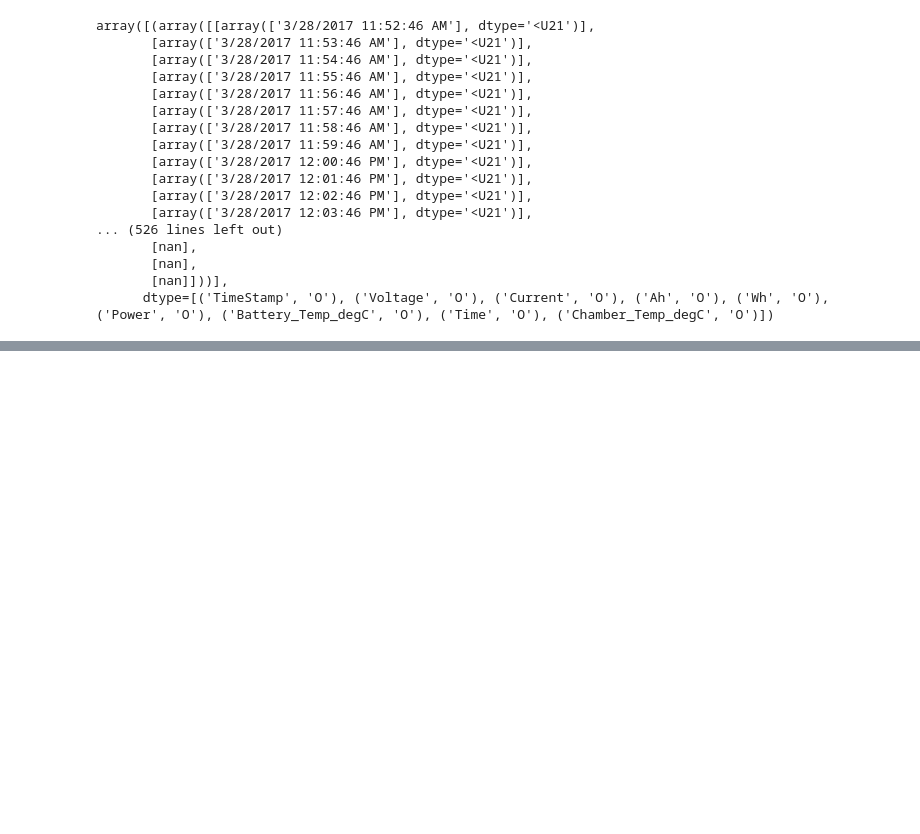
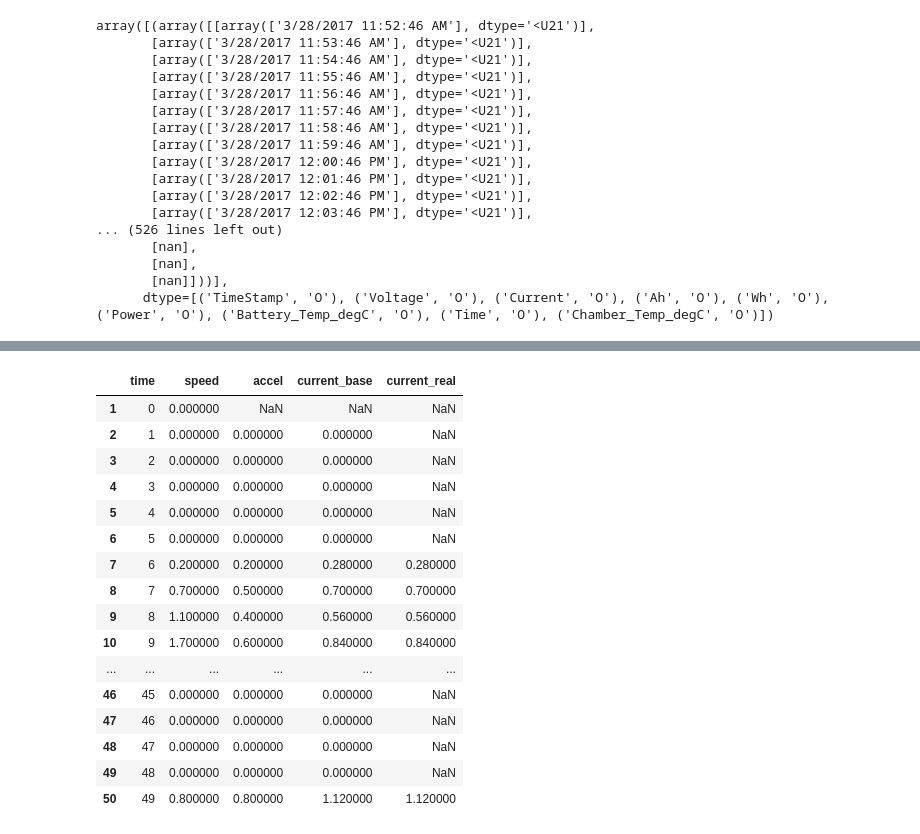
Before and after one commit to pierredm1/4th-Year-Imperial-Thesis, a Jupyter notebook: notebooks/v2-NoTemp.ipynb, the cells around one changed output, grey strips where cells are left out. Drawn from its saved outputs; the diff is of its cells as text; code cells hidden in the pictures; blank space fills up the shorter version.

```diff
--- a/notebooks/v2-NoTemp.ipynb
+++ b/notebooks/v2-NoTemp.ipynb
@@ -493,0 +713,55 @@ array([(array([[array(['3/28/2017 11:52:46 AM'], dtype='<U21')],
+# %%
+#UDDS
+df_udds=pd.read_csv('/Users/monmac/Desktop/uddscol.txt').reset_index()
+df_udds['level_0']=df_udds['level_0'].str.split('\t')
+df_udds=pd.DataFrame(df_udds['level_0'].to_list(), columns = ['time','speed'])
+df_udds=df_udds[1:]
+df_udds['speed']=df_udds['speed'].astype('float32')
+df_udds['accel']=df_udds['speed'].diff(periods=1)
+max_accel_udds=df_udds['accel'].max()
+prop_constant_udds = max_accel_udds / 6
+df_udds['current_base'] = prop_constant_udds * df_udds['accel']
+df_udds['current_real'] = 0
+for i in df_udds['current_base'].index:
+    if df_udds.loc[i:i,'current_base'].max()<0:
+        df_udds.loc[i:i,'current_real']=df_udds.loc[i:i,'current_base']*0.25
+    if df_udds.loc[i:i,'current_base'].max()>0:
+        df_udds.loc[i:i,'current_real']=df_udds.loc[i:i,'current_base']
+
+
+#US06
+df_us06=pd.read_csv('/Users/monmac/Desktop/us06col.txt').reset_index()
+df_us06['US06.TXT\tUS06 Supplemental FTP Driving Schedule']=df_us06['US06.TXT\tUS06 Supplemental FTP Driving Schedule'].str.split('\t')
+df_us06=pd.DataFrame(df_us06['US06.TXT\tUS06 Supplemental FTP Driving Schedule'].to_list(), columns = ['time','speed'])
+df_us06=df_us06[1:]
+df_us06['speed']=df_us06['speed'].astype('float32')
+df_us06['accel']=df_us06['speed'].diff(periods=1)
+max_accel_us06=df_us06['accel'].max()
+prop_constant_us06 = max_accel_us06 / 6
+df_us06['current_base'] = prop_constant_us06 * df_us06['accel']
+df_us06['current_real'] = 0
+for i in df_us06['current_base'].index:
+    if df_us06.loc[i:i,'current_base'].max()<0:
+        df_us06.loc[i:i,'current_real']=df_us06.loc[i:i,'current_base']*0.25
+    if df_us06.loc[i:i,'current_base'].max()>0:
+        df_us06.loc[i:i,'current_real']=df_us06.loc[i:i,'current_base']
+# %%
+df_us06.head(50)
+# %% [output]
+|  | time | speed | accel | current_base | current_real |
+| 1 | 0 | 0.000000 | NaN | NaN | NaN |
+| 2 | 1 | 0.000000 | 0.000000 | 0.000000 | NaN |
+| 3 | 2 | 0.000000 | 0.000000 | 0.000000 | NaN |
+| 4 | 3 | 0.000000 | 0.000000 | 0.000000 | NaN |
+| 5 | 4 | 0.000000 | 0.000000 | 0.000000 | NaN |
+| 6 | 5 | 0.000000 | 0.000000 | 0.000000 | NaN |
+| 7 | 6 | 0.200000 | 0.200000 | 0.280000 | 0.280000 |
+| 8 | 7 | 0.700000 | 0.500000 | 0.700000 | 0.700000 |
+| 9 | 8 | 1.100000 | 0.400000 | 0.560000 | 0.560000 |
+| 10 | 9 | 1.700000 | 0.600000 | 0.840000 | 0.840000 |
+| ... | ... | ... | ... | ... | ... |
+| 46 | 45 | 0.000000 | 0.000000 | 0.000000 | NaN |
+| 47 | 46 | 0.000000 | 0.000000 | 0.000000 | NaN |
+| 48 | 47 | 0.000000 | 0.000000 | 0.000000 | NaN |
+| 49 | 48 | 0.000000 | 0.000000 | 0.000000 | NaN |
+| 50 | 49 | 0.800000 | 0.800000 | 1.120000 | 1.120000 |
```
Also changed, not shown: parts of 21 cells of this notebook, 4 other files.
